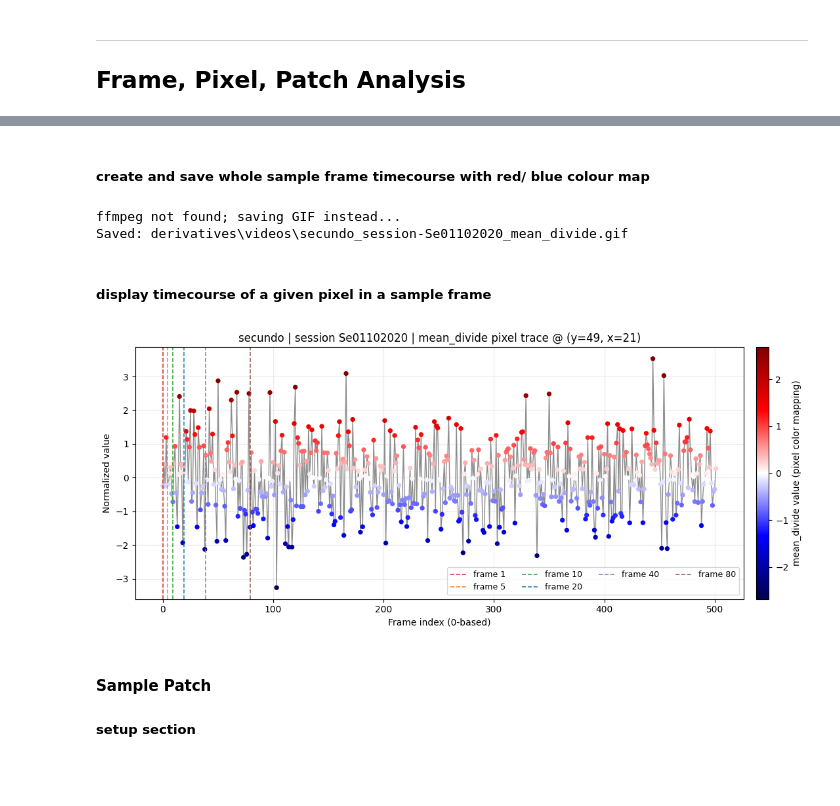
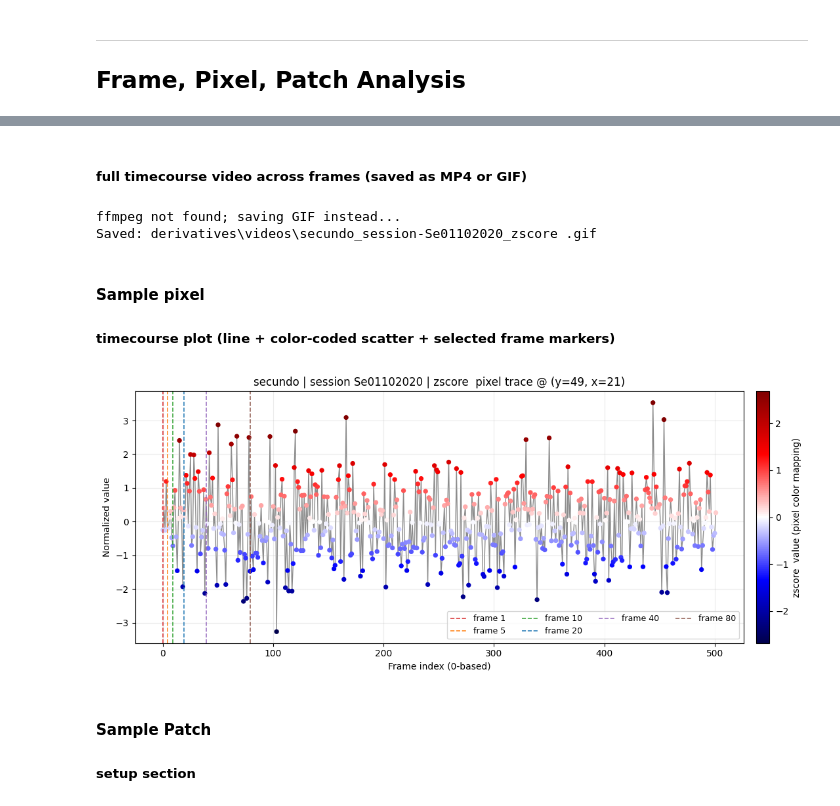
Before and after one commit to brynnhs/fUSPredict, a Jupyter notebook: code/2_exploratory_data_analysis/01_interactive_pixel_and_patch_eda.ipynb, the cells around one changed output, grey strips where cells are left out. Cells and saved outputs as stored; diff of their text form; code cells hidden in the pictures; blank space fills up the shorter version.

```diff
--- a/code/2_exploratory_data_analysis/01_interactive_pixel_and_patch_eda.ipynb
+++ b/code/2_exploratory_data_analysis/01_interactive_pixel_and_patch_eda.ipynb
@@ -67,9 +70,6 @@ Iterates over all subjects, loads all baseline sessions from either:
 
 Prints dataset summaries (session counts, frame counts, shapes, value ranges).
 # %%
-baseline_output_dir = deriv_root / sample_subject / "baseline_only"
-baseline_sessions = hf.load_all_baseline(str(baseline_output_dir))
-
 for subject in subjects:
     data_output_dir = deriv_root / subject  # subject-specific output folder
     data_output_dir.mkdir(parents=True, exist_ok=True)
@@ -238,5 +237,5 @@ plt.show()
 # %% [markdown]
-##### create and save whole sample frame timecourse with red/ blue colour map
+##### full timecourse video across frames (saved as MP4 or GIF)
 # %%
 ref_frame = mean_frames[sample_frame_idx]
 abs_lim = float(np.percentile(np.abs(ref_frame), 99.0))
@@ -247,32 +246,31 @@ norm = TwoSlopeNorm(vmin=-abs_lim, vcenter=0.0, vmax=abs_lim)
 fig, ax = plt.subplots(figsize=(6, 6))
 im = ax.imshow(mean_frames[0], cmap="seismic", norm=norm)
 cbar = fig.colorbar(im, ax=ax, fraction=0.046, pad=0.04)
-cbar.set_label("mean_divide value", rotation=90)
+cbar.set_label(f"{data_mode}  value", rotation=90)
 
 title = ax.set_title(
-    f"{sample_subject} | session {sample_session['session_id']} | mean_divide frame 0"
+    f"{sample_subject} | session {sample_session['session_id']} | {data_mode}  frame 0"
 )
 ax.set_xlabel("x")
 ax.set_ylabel("y")
 
 T = mean_frames.shape[0]
+image_data = mean_frames
 
-
-def update(i):
-    im.set_data(mean_frames[i])
+def update_frame_in_video(i):
+    im.set_data(image_data[i])
     title.set_text(
-        f"{sample_subject} | session {sample_session['session_id']} | mean_divide frame {i}"
+        f"{sample_subject} | session {sample_session['session_id']} | {data_mode}  frame {i}"
     )
     return (im,)
 
-
 ani = animation.FuncAnimation(
-    fig, update, frames=T, interval=100, blit=False, repeat=False
+    fig, update_frame_in_video, frames=T, interval=100, blit=False, repeat=False
 )
 
 out_dir = Path("derivatives") / "videos"
 out_dir.mkdir(parents=True, exist_ok=True)
-base = f"{sample_subject}_session-{sample_session['session_id']}_mean_divide"
+base = f"{sample_subject}_session-{sample_session['session_id']}_{data_mode} "
 
 mp4_path = out_dir / f"{base}.mp4"
 gif_path = out_dir / f"{base}.gif"
@@ -292,11 +290,12 @@ plt.close(fig)
 print(f"Saved: {saved}")
 # %% [output]
 ffmpeg not found; saving GIF instead...
-Saved: derivatives\videos\secundo_session-Se01102020_mean_divide.gif
+Saved: derivatives\videos\secundo_session-Se01102020_zscore .gif
 # %% [markdown]
-##### display timecourse of a given pixel in a sample frame
+#### Sample pixel
+##### timecourse plot (line + color-coded scatter + selected frame markers)
 # %%
-# plot one pixel over time (mean_divide normalization) for a sample baseline acquisition
+# plot one pixel over time (f"{data_mode}  normalization) for a sample baseline acquisition
 T, H, W = mean_frames.shape
 y = 49
 x = 21  # slightly left of center
@@ -316,36 +315,36 @@ sc = ax.scatter(t, pixel_ts, c=pixel_ts, cmap="seismic", norm=norm, s=18, zorder
 
 marker_frames_1based = [1, 5, 10, 20, 40, 80]
 marker_colors = [
     "tab:red",
     "tab:orange",
     "tab:green",
     "tab:blue",
     "tab:purple",
     "tab:brown",
 ]
 
 for f, c in zip(marker_frames_1based, marker_colors, strict =False):
     idxf = f - 1  # convert to 0-based index for plotting
     if 0 <= idxf < T:
         ax.axvline(
             idxf, linestyle="--", linewidth=1.2, color=c, alpha=0.9, label=f"frame {f}"
         )
 
 cbar = fig.colorbar(sc, ax=ax, fraction=0.04, pad=0.02)
-cbar.set_label("mean_divide value (pixel color mapping)", rotation=90)
+cbar.set_label(f"{data_mode}  value (pixel color mapping)", rotation=90)
 
 ax.set_title(
-    f"{sample_subject} | session {sample_session['session_id']} | mean_divide pixel trace @ (y={y}, x={x})"
+    f"{sample_subject} | session {sample_session['session_id']} | {data_mode}  pixel trace @ (y={y}, x={x})"
 )
 ax.set_xlabel("Frame index (0-based)")
 ax.set_ylabel("Normalized value")
 ax.grid(alpha=0.25)
 ax.legend(ncol=4, fontsize=9)
 fig.tight_layout()
 pixel_trace_fig = fig
 plt.show()
 # %% [output]
-[figure, old version]
+[figure, new version]
 # %% [markdown]
 #### Sample Patch
 #####  setup section
```
Also changed, not shown: parts of 13 cells of this notebook.
